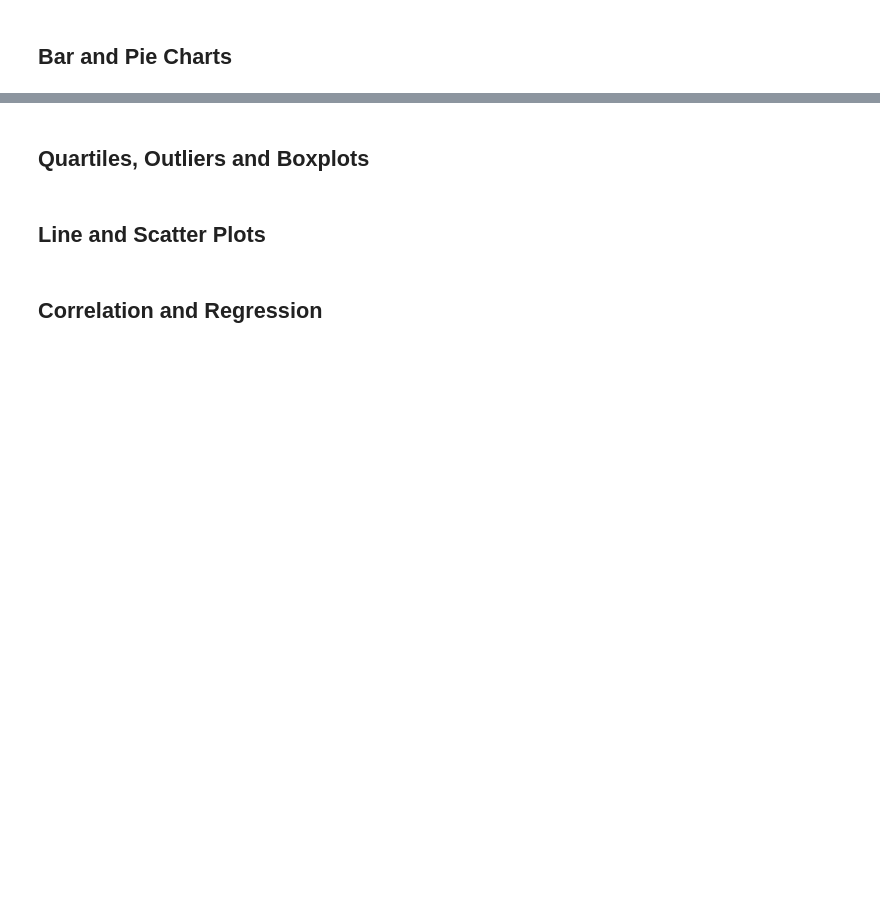
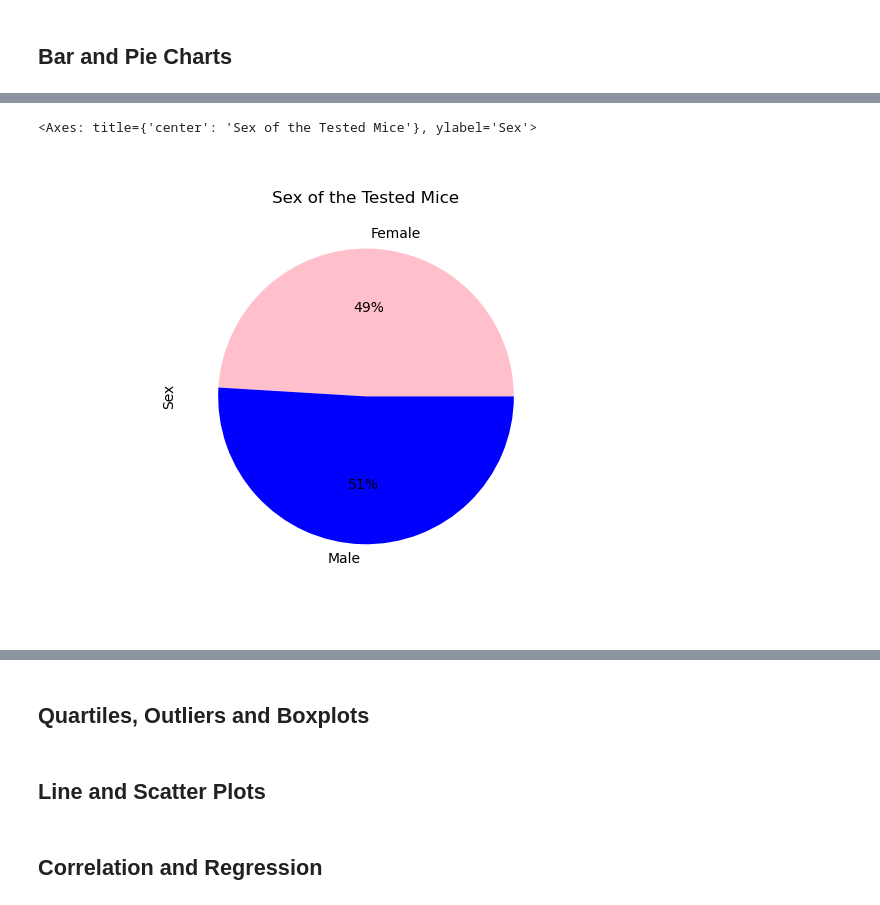
Before and after one commit to jacktemme/matplot-challenge, a Jupyter notebook: Pymaceuticals/pymaceuticals_starter.ipynb, the cells around one changed output, grey strips where cells are left out. Saved outputs shown, nothing was run; the diff lists cells and outputs as text; code cells hidden in the pictures; blank space fills up the shorter version.

```diff
--- a/Pymaceuticals/pymaceuticals_starter.ipynb
+++ b/Pymaceuticals/pymaceuticals_starter.ipynb
@@ -114,4 +182,11 @@ mouse_df["Mouse ID"].nunique()
 # %%
 # Generate a pie plot showing the distribution of female versus male mice using Pandas
+sex_groups = mouse_df.groupby("Sex")["Sex"].count()
+
+fig, ax = plt.subplots()
+sex_groups.plot(kind = "pie", colors = ["pink", "blue"], autopct = "%1.0f%%", title = "Sex of the Tested Mice")
+# %% [output]
+<Axes: title={'center': 'Sex of the Tested Mice'}, ylabel='Sex'>
+[figure, added]
 # %%
 # Generate a pie plot showing the distribution of female versus male mice using pyplot
```
Also changed, not shown: parts of 9 cells of this notebook.
